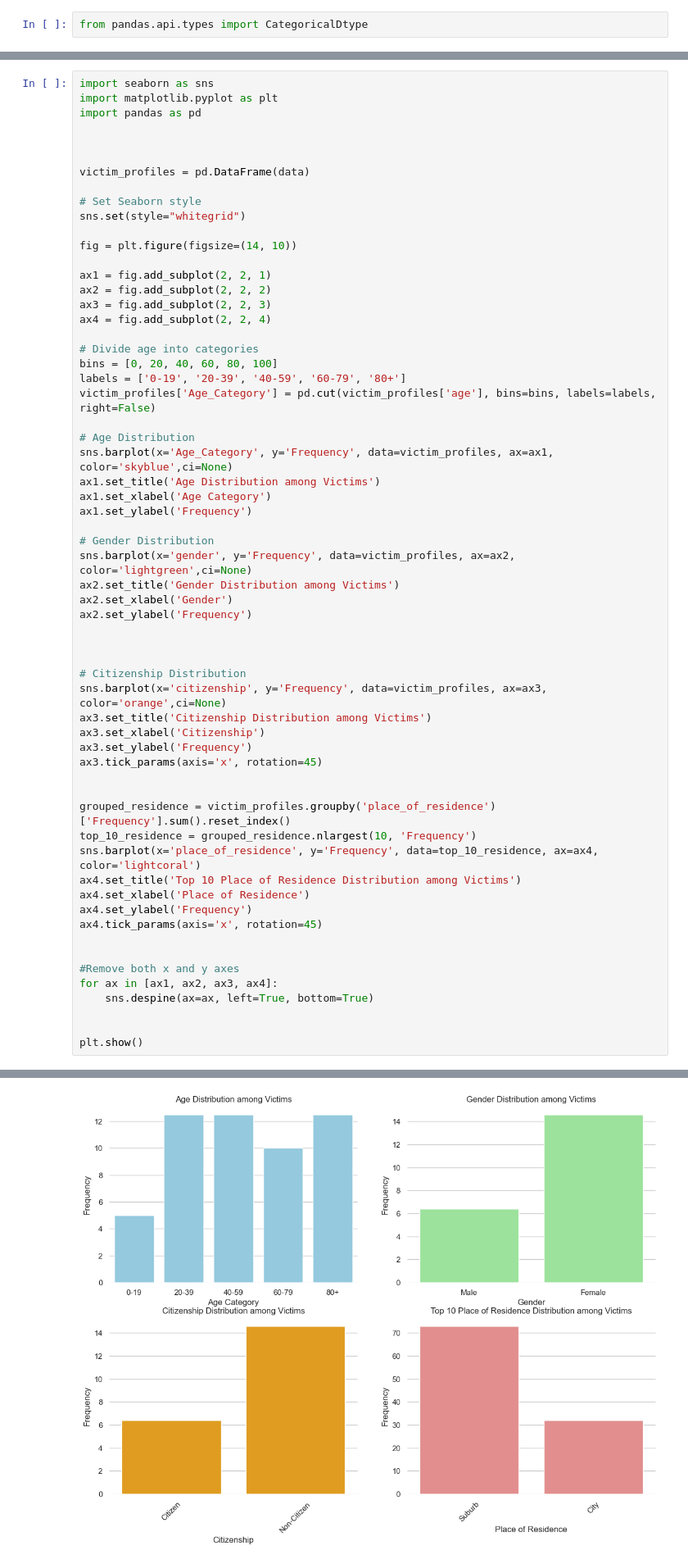
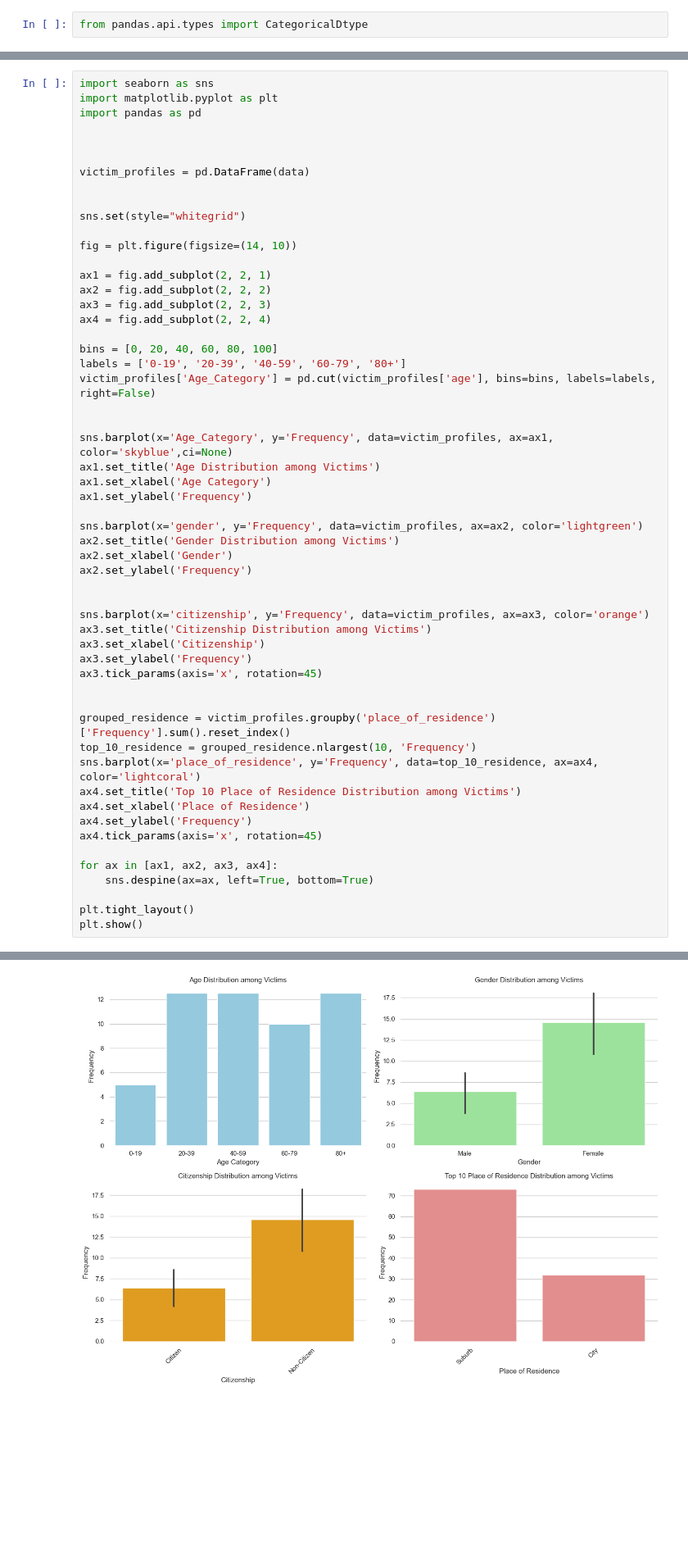
Before and after one commit to shahzaib-shafiq/Data-Science-Fundamentals, a Jupyter notebook: A4.ipynb, the cells around one changed output, grey strips where cells are left out. Shown: that part at 82% size. Cells and saved outputs as stored; diff of their text form; blank space fills up the shorter version.

Commit message:
Updated Graphs With Seaborn

```diff
--- a/A4.ipynb
+++ b/A4.ipynb
@@ -385,7 +390,7 @@ import pandas as pd
 
 victim_profiles = pd.DataFrame(data)
 
-# Set Seaborn style
+
 sns.set(style="whitegrid")
 
 fig = plt.figure(figsize=(14, 10))
@@ -395,27 +400,23 @@ ax2 = fig.add_subplot(2, 2, 2)
 ax3 = fig.add_subplot(2, 2, 3)
 ax4 = fig.add_subplot(2, 2, 4)
 
-# Divide age into categories
 bins = [0, 20, 40, 60, 80, 100]
 labels = ['0-19', '20-39', '40-59', '60-79', '80+']
 victim_profiles['Age_Category'] = pd.cut(victim_profiles['age'], bins=bins, labels=labels, right=False)
 
-# Age Distribution
+
 sns.barplot(x='Age_Category', y='Frequency', data=victim_profiles, ax=ax1, color='skyblue',ci=None)
 ax1.set_title('Age Distribution among Victims')
 ax1.set_xlabel('Age Category')
 ax1.set_ylabel('Frequency')
 
-# Gender Distribution
-sns.barplot(x='gender', y='Frequency', data=victim_profiles, ax=ax2, color='lightgreen',ci=None)
+sns.barplot(x='gender', y='Frequency', data=victim_profiles, ax=ax2, color='lightgreen')
 ax2.set_title('Gender Distribution among Victims')
 ax2.set_xlabel('Gender')
 ax2.set_ylabel('Frequency')
 
 
-
-# Citizenship Distribution
-sns.barplot(x='citizenship', y='Frequency', data=victim_profiles, ax=ax3, color='orange',ci=None)
+sns.barplot(x='citizenship', y='Frequency', data=victim_profiles, ax=ax3, color='orange')
 ax3.set_title('Citizenship Distribution among Victims')
 ax3.set_xlabel('Citizenship')
 ax3.set_ylabel('Frequency')
@@ -430,11 +431,9 @@ ax4.set_xlabel('Place of Residence')
 ax4.set_ylabel('Frequency')
 ax4.tick_params(axis='x', rotation=45)
 
-
-#Remove both x and y axes
 for ax in [ax1, ax2, ax3, ax4]:
     sns.despine(ax=ax, left=True, bottom=True)
 
-
+plt.tight_layout()
 plt.show()
 # %% [output]
@@ -452 +440 @@ The `ci` parameter is deprecated. Use `errorbar=None` for the same effect.
-[figure, old version]
+[figure, new version]
```
Also changed, not shown: parts of 4 cells of this notebook.
